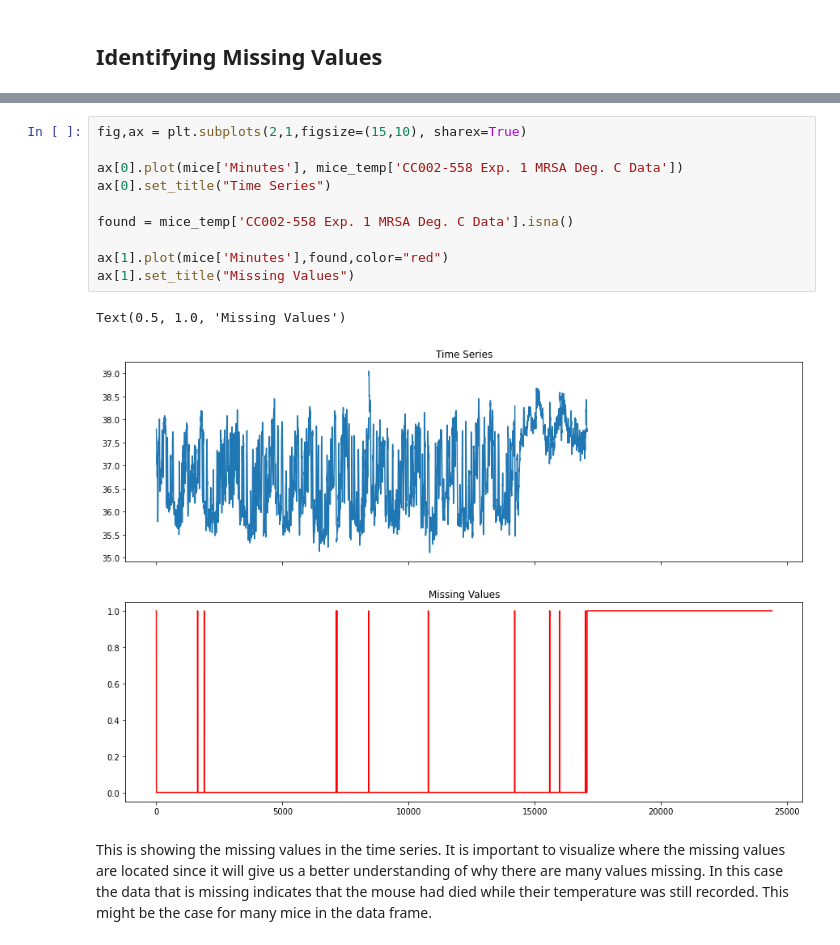
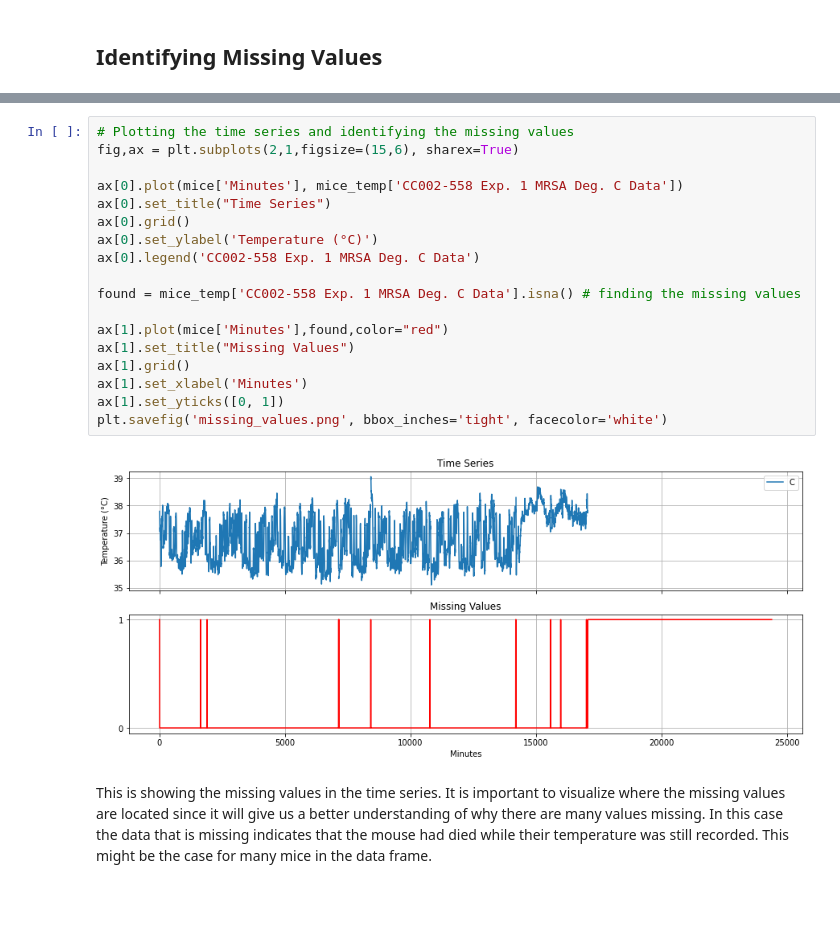
Before and after one commit to sheyaa/caterpillar_mset, a Jupyter notebook: mice_fill_missing_values.ipynb, the cells around one changed output, grey strips where cells are left out. Cells and saved outputs as stored; diff of their text form; blank space fills up the shorter version.

```diff
--- a/mice_fill_missing_values.ipynb
+++ b/mice_fill_missing_values.ipynb
@@ -84,16 +84,23 @@ dtype: int64
 # %%
-fig,ax = plt.subplots(2,1,figsize=(15,10), sharex=True)
+# Plotting the time series and identifying the missing values
+fig,ax = plt.subplots(2,1,figsize=(15,6), sharex=True)
 
 ax[0].plot(mice['Minutes'], mice_temp['CC002-558 Exp. 1 MRSA Deg. C Data'])
 ax[0].set_title("Time Series")
+ax[0].grid()
+ax[0].set_ylabel('Temperature (°C)')
+ax[0].legend('CC002-558 Exp. 1 MRSA Deg. C Data')
 
-found = mice_temp['CC002-558 Exp. 1 MRSA Deg. C Data'].isna()
+found = mice_temp['CC002-558 Exp. 1 MRSA Deg. C Data'].isna() # finding the missing values
 
 ax[1].plot(mice['Minutes'],found,color="red")
 ax[1].set_title("Missing Values")
+ax[1].grid()
+ax[1].set_xlabel('Minutes')
+ax[1].set_yticks([0, 1])
+plt.savefig('missing_values.png', bbox_inches='tight', facecolor='white')
 # %% [output]
-Text(0.5, 1.0, 'Missing Values')
-[figure, old version]
+[figure, new version]
 # %% [markdown]
 This is showing the missing values in the time series. It is important to visualize where the missing values are located since it will give us a better understanding of why there are many values missing. In this case the data that is missing indicates that the mouse had died while their temperature was still recorded. This might be the case for many mice in the data frame.
 # %% [markdown]
```
Also changed, not shown: parts of 2 cells of this notebook, 1 other file.
